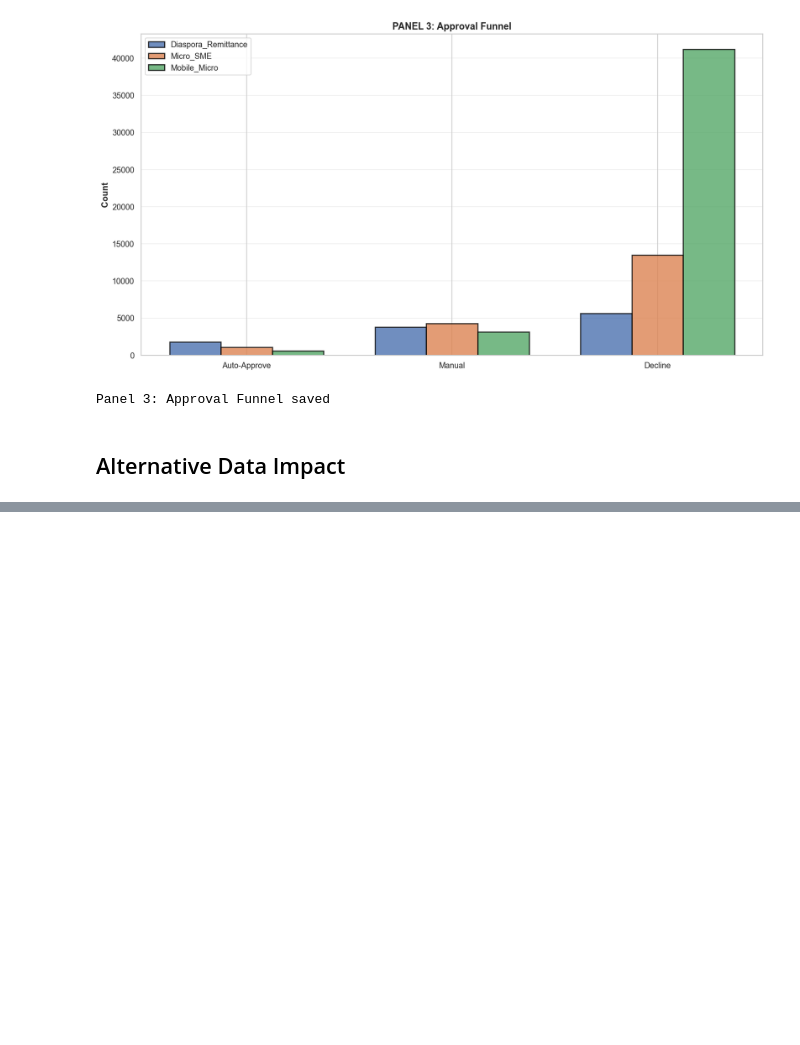
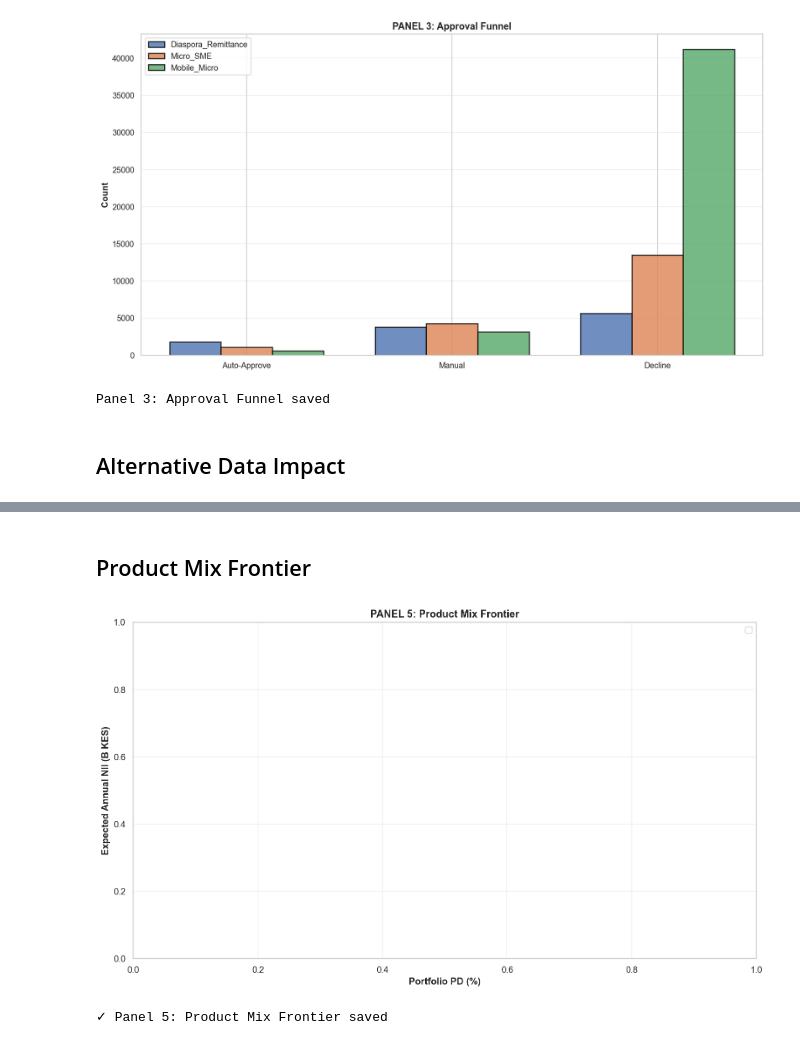
Before and after one commit to kariuki392/DataAnalysisProject27-Retail-Lending-Origination-Risk-Based-Pricing-Engine, a Jupyter notebook: notebooks/retail_origination_pricing_engine.ipynb, the cells around one changed output, grey strips where cells are left out. Cells and saved outputs as stored; diff of their text form; code cells hidden in the pictures; blank space fills up the shorter version.

Commit message:
addition of panel 5 Product Mix Frontier

```diff
--- a/notebooks/retail_origination_pricing_engine.ipynb
+++ b/notebooks/retail_origination_pricing_engine.ipynb
@@ -217,0 +221,29 @@ print('Panel 4: Alternative Data Impact saved')
+# %% [markdown]
+## Product Mix Frontier
+# %%
+fig, ax = plt.subplots(figsize=(12, 7))
+risk_pts = np.linspace(0.02, 0.08, 15)
+frontier = []
+for r in risk_pts:
+    wts = np.array([0.5, 0.3, 0.2])
+    pd_w = np.dot(wts, prod_metrics['Avg_PD'].values)
+    nii_w = np.dot(wts, prod_metrics['NII'].values)
+    if pd_w <= r:
+        frontier.append({'Risk': pd_w*100, 'NII': nii_w/1e9})
+if frontier:
+    f_df = pd.DataFrame(frontier)
+    ax.plot(f_df['Risk'], f_df['NII'], 'o-', linewidth=3, markersize=8, color='#E74C3C', alpha=0.8, label='Efficient Frontier')
+    opt_idx = f_df['NII'].idxmax()
+    ax.scatter(f_df.loc[opt_idx, 'Risk'], f_df.loc[opt_idx, 'NII'], s=200, color='green', marker='*', zorder=5, edgecolors='black', linewidth=2, label='Optimal')
+ax.set_xlabel('Portfolio PD (%)', fontweight='bold', fontsize=12)
+ax.set_ylabel('Expected Annual NII (B KES)', fontweight='bold', fontsize=12)
+ax.set_title('PANEL 5: Product Mix Frontier', fontweight='bold', fontsize=13)
+ax.legend()
+ax.grid(True, alpha=0.3)
+plt.tight_layout()
+plt.show()
+plt.close()
+print('Panel 5: Product Mix Frontier saved')
+# %% [output]
+[figure, added]
+✓ Panel 5: Product Mix Frontier saved
```
Also changed, not shown: parts of 5 cells of this notebook.
